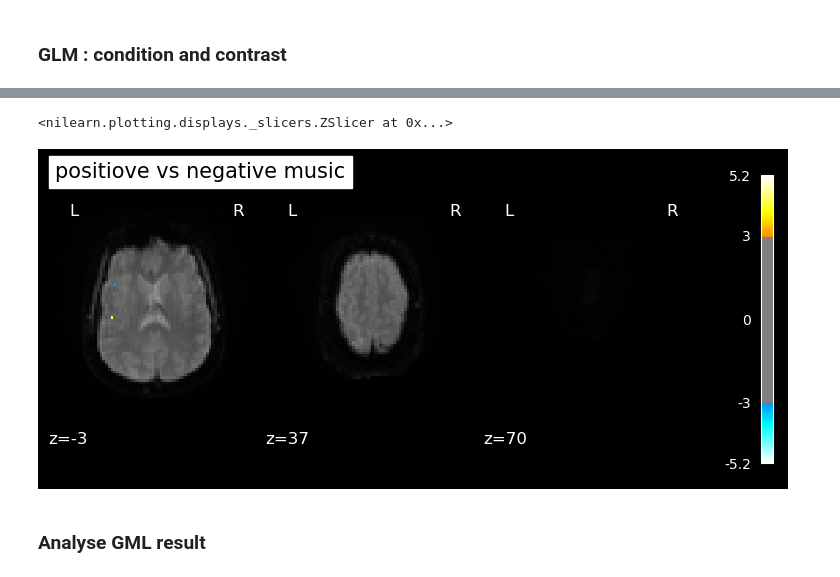
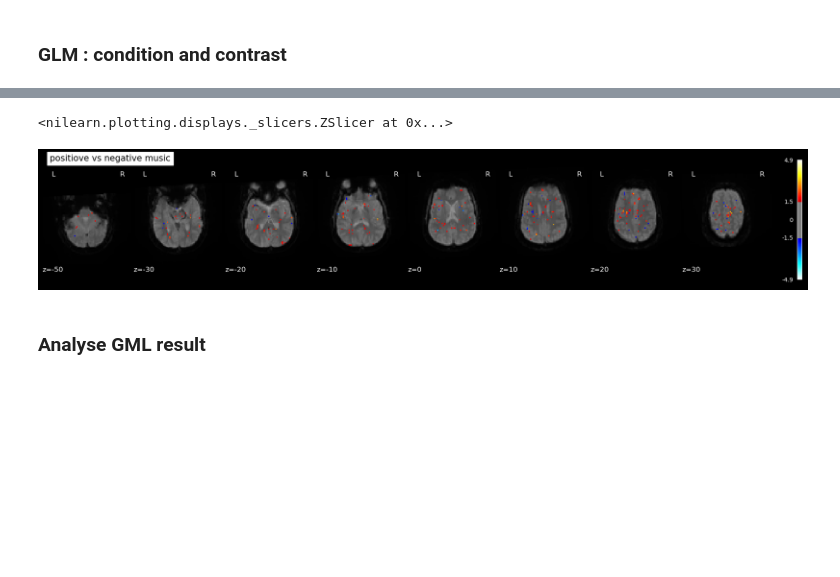
Before and after one commit to ThibthibML/NSSP, a Jupyter notebook: project1.ipynb, the cells around one changed output, grey strips where cells are left out. Saved outputs shown, nothing was run; the diff lists cells and outputs as text; code cells hidden in the pictures; blank space fills up the shorter version.

```diff
--- a/project1.ipynb
+++ b/project1.ipynb
@@ -298,0 +320,5 @@ This step finish the anatomical preprocessing.
+# %%
+plt.plot(nib.load(op.join(bids_root, 'sub-control01','func', 'sub-control01_task-music_run-1_bold.nii.gz')).get_fdata().mean(axis=(0,1,2)))
+plt.xlabel('Time (volume)')
+plt.ylabel('Mean voxel intensity')
+#we see no need of volume removal here
@@ -364,7 +391,7 @@ def standardization(input_file):
 
     extract_name = '_'.join(os.path.basename(input_file).split('_')[1:]).rsplit('.', 2)[0]
     print(extract_name)
-    output_file = os.path.join(preproc_root, subject, 'func', 'sub-{}_{}_standardize'.format(subjectID,extract_name))
+    output_file = os.path.join(preproc_root, subject, 'func', 'sub-{}_{}_standardize.nii'.format(subjectID,extract_name))
 
     # Load the image data
     img = nib.load(input_file)
@@ -385,7 +412,7 @@ def standardization(input_file):
 # Example usage:
 stand_file_paths = []
 for file in file_paths :
-    stand_file_paths.append(standardization_fsl(file))
+    stand_file_paths.append(standardization(file))
 
 stand_file_paths
 # %% [output]
@@ -398,7 +427,7 @@ task-music_run-3_bold
 # %%
 #fsleyesDisplay.resetOverlays()
-for file in stand_file_paths :
-    fsleyesDisplay.load(file)
+#for file in stand_file_paths :
+#    fsleyesDisplay.load(file)
 # %%
 #concatenation
 
@@ -601,6 +654,6 @@ fmri_glm = FirstLevelModel(t_r=3.0,
                            high_pass=.01)
 
 # Fit the model to our design and data
-dpath = os.path.join(preproc_root, subject, 'func', 'sub-{}_all_task_bold_moco.nii.gz'.format(subjectID))
+dpath = op.join(preproc_root, subject, 'func', 'sub-{}_all_task_bold_bbr_smoothed-6mm.nii.gz'.format(subjectID))
 #dpath  = '/data/dataset/ds000171/sub-control01/func/sub-control01_task-music_run-2_bold.nii.gz'
-fmri_glm = fmri_glm.fit(dpath, events)
+fmri_glm = fmri_glm.fit(smoothed_path, events)
@@ -657,11 +703,10 @@ plot_stat_map(clean_map, bg_img=mean_img_[0], threshold=threshold,
 # %%
-
 mean_img_ = mean_img(dpath),
-plot_stat_map(z_map, bg_img=mean_img_[0], threshold=3.0,
-              display_mode='z', cut_coords=[-3,37,70], black_bg=True,
+plot_stat_map(z_map, bg_img=mean_img_[0], threshold=1.5,
+              display_mode='z', cut_coords=[-50,-30,-20,-10,0,10,20,30], black_bg=True,
               title='positiove vs negative music')
 # %% [output]
 <nilearn.plotting.displays._slicers.ZSlicer at 0x...>
-[figure, old version]
+[figure, new version]
 # %% [markdown]
 ### Analyse GML result
```
Also changed, not shown: parts of 36 cells of this notebook.
